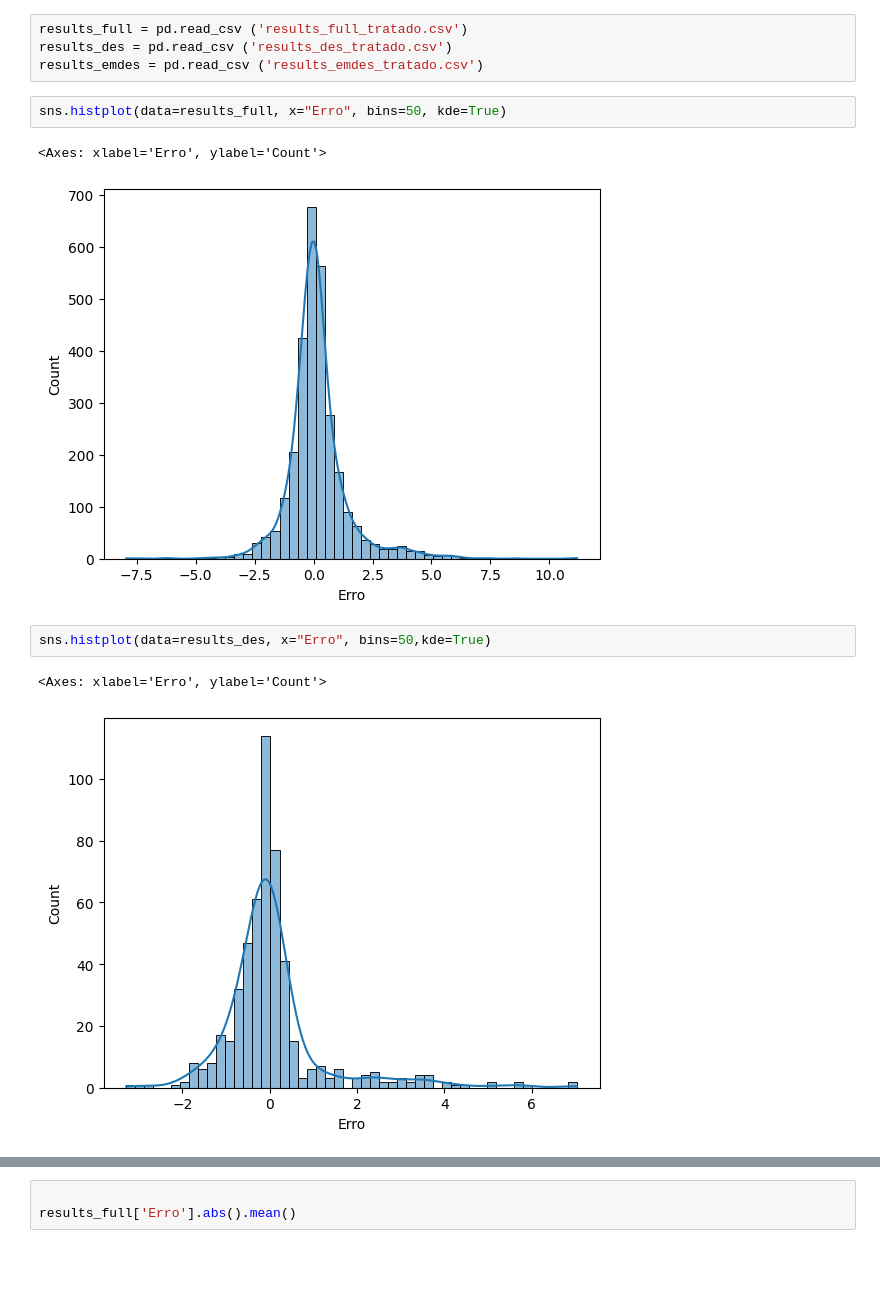
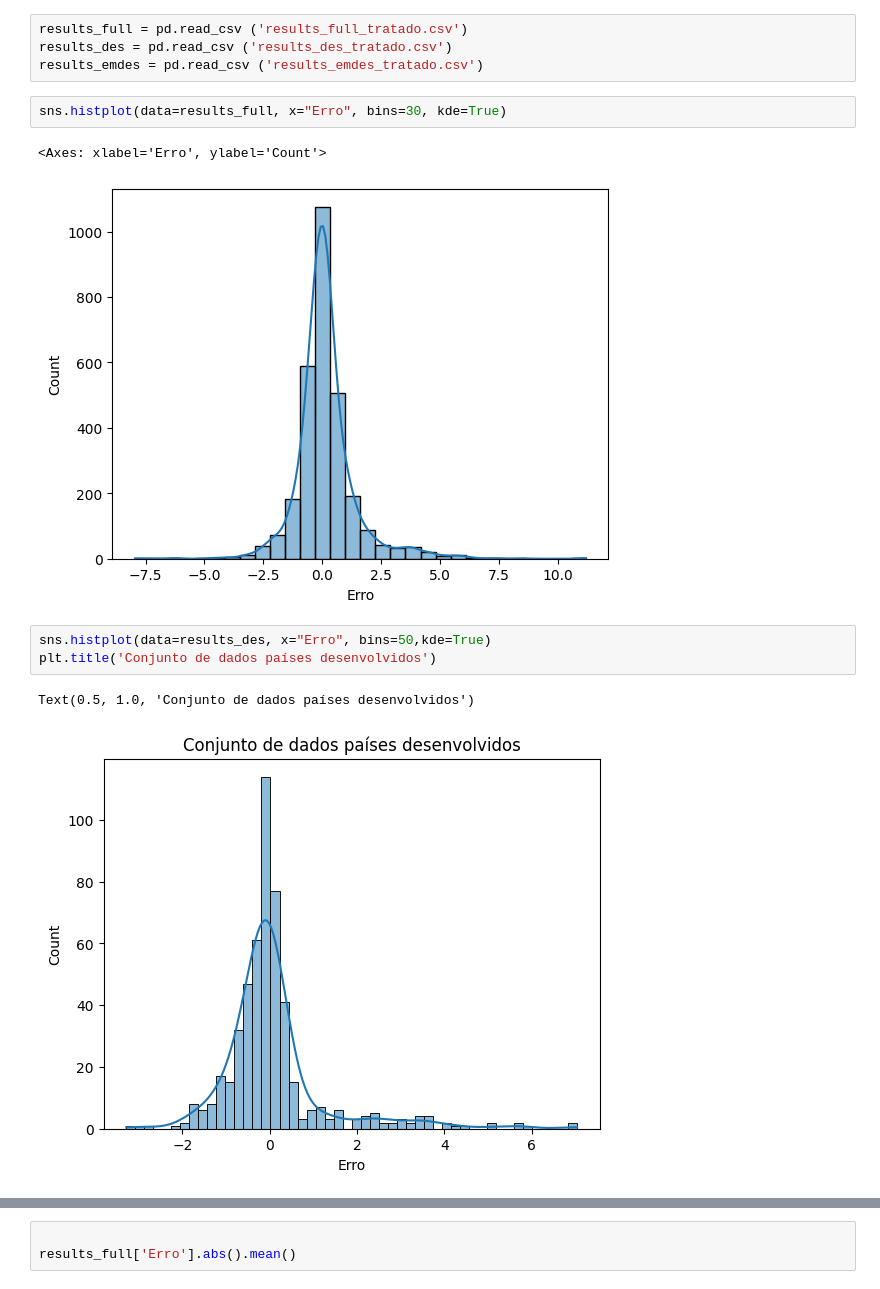
Before and after one commit to rochamarcio/Expectativa_de_vida, a Jupyter notebook: Expectativa_de_vida_modelo.ipynb, the cells around one changed output, grey strips where cells are left out. Drawn from its saved outputs; the diff is of its cells as text; blank space fills up the shorter version.

```diff
--- a/Expectativa_de_vida_modelo.ipynb
+++ b/Expectativa_de_vida_modelo.ipynb
@@ -355,14 +390,15 @@ results_full = pd.read_csv ('results_full_tratado.csv')
 results_des = pd.read_csv ('results_des_tratado.csv')
 results_emdes = pd.read_csv ('results_emdes_tratado.csv')
 # %%
-sns.histplot(data=results_full, x="Erro", bins=50, kde=True)
+sns.histplot(data=results_full, x="Erro", bins=30, kde=True)
 # %% [output]
 <Axes: xlabel='Erro', ylabel='Count'>
-[figure, old version]
+[figure, new version]
 # %%
 sns.histplot(data=results_des, x="Erro", bins=50,kde=True)
+plt.title('Conjunto de dados países desenvolvidos')
 # %% [output]
-<Axes: xlabel='Erro', ylabel='Count'>
+Text(0.5, 1.0, 'Conjunto de dados países desenvolvidos')
-[figure, old version]
+[figure, new version]
 # %%
 sns.histplot(data=results_emdes, x="Erro", bins=50,kde=True)
```
Also changed, not shown: parts of 11 cells of this notebook, 2 other files.
